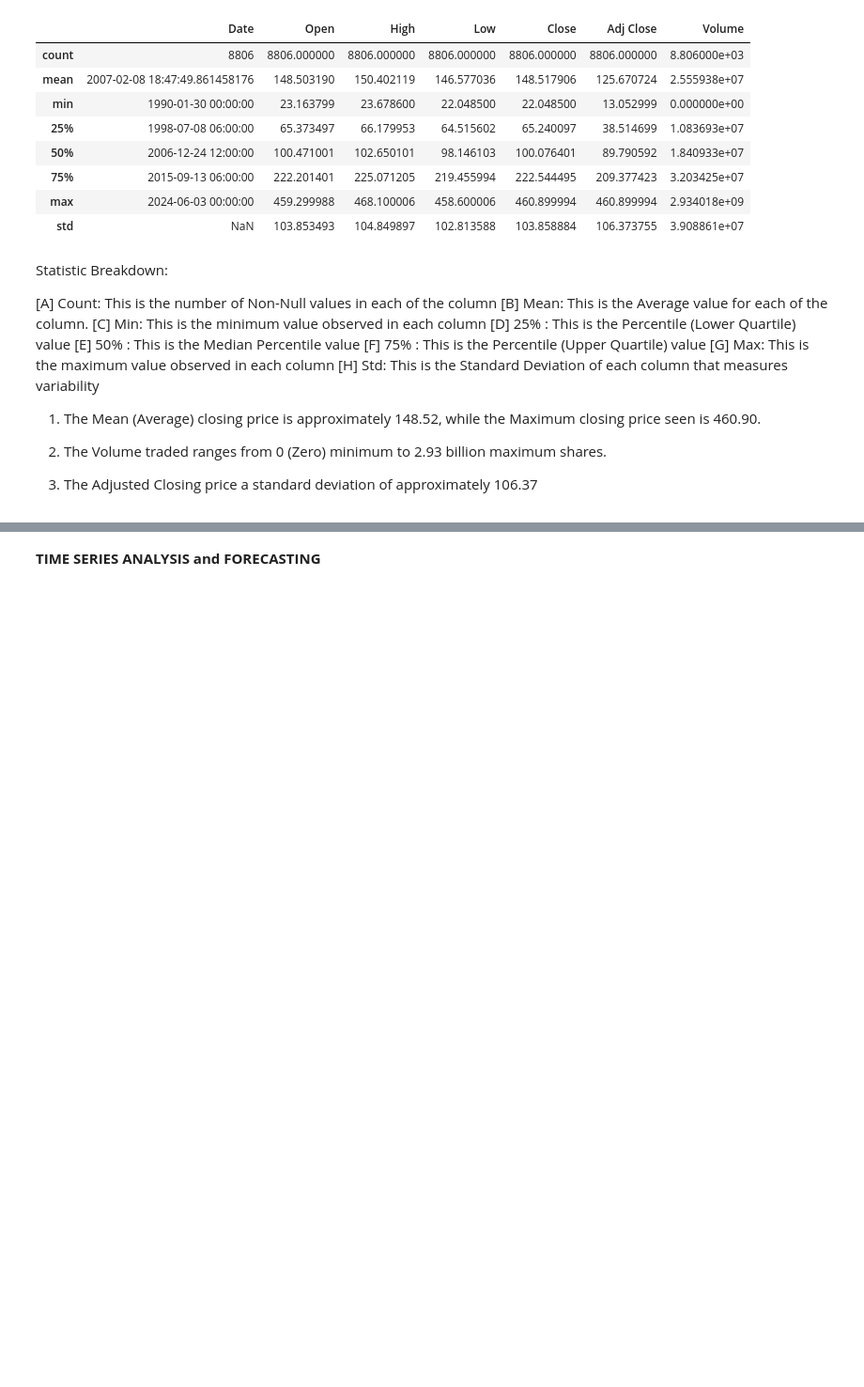
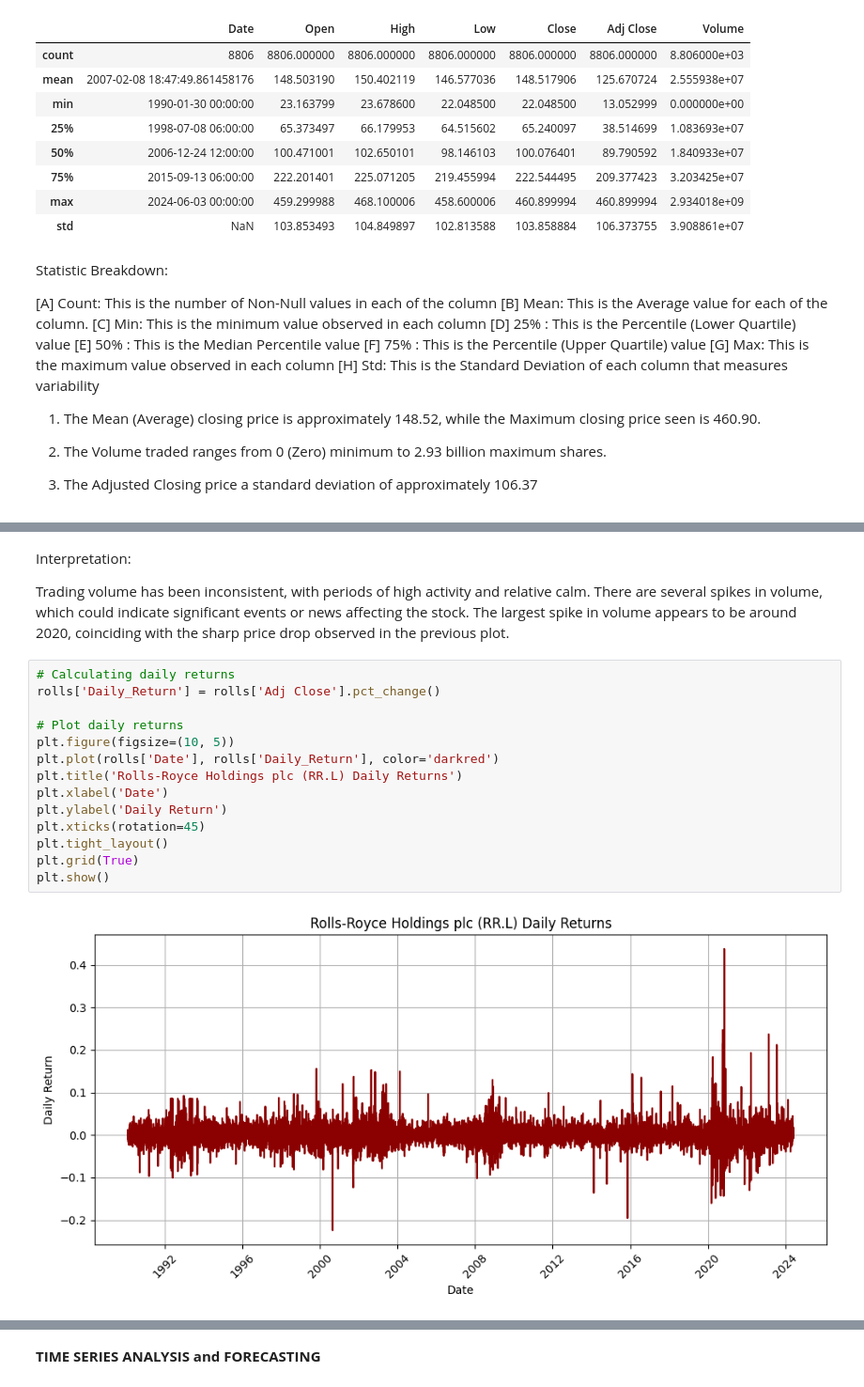
Before and after one commit to Ajah-Stephen/MSCPROJECT, a Jupyter notebook: MSCPROJECT.ipynb, the cells around one changed output, grey strips where cells are left out. Shown at 94% size. Drawn from its saved outputs; the diff is of its cells as text; blank space fills up the shorter version.

```diff
--- a/MSCPROJECT.ipynb
+++ b/MSCPROJECT.ipynb
@@ -305,0 +160,20 @@ for lag in range(1, 8):  # Created lagged features for 1 to 7 days
+# %% [markdown]
+Interpretation:
+
+Trading volume has been inconsistent, with periods of high activity and relative calm. There are several spikes in volume, which could indicate significant events or news affecting the stock. The largest spike in volume appears to be around 2020, coinciding with the sharp price drop observed in the previous plot.
+# %%
+# Calculating daily returns
+rolls['Daily_Return'] = rolls['Adj Close'].pct_change()
+
+# Plot daily returns
+plt.figure(figsize=(10, 5))
+plt.plot(rolls['Date'], rolls['Daily_Return'], color='darkred')
+plt.title('Rolls-Royce Holdings plc (RR.L) Daily Returns')
+plt.xlabel('Date')
+plt.ylabel('Daily Return')
+plt.xticks(rotation=45)
+plt.tight_layout()
+plt.grid(True)
+plt.show()
+# %% [output]
+[figure, added]
```
Also changed, not shown: parts of 57 cells of this notebook.
